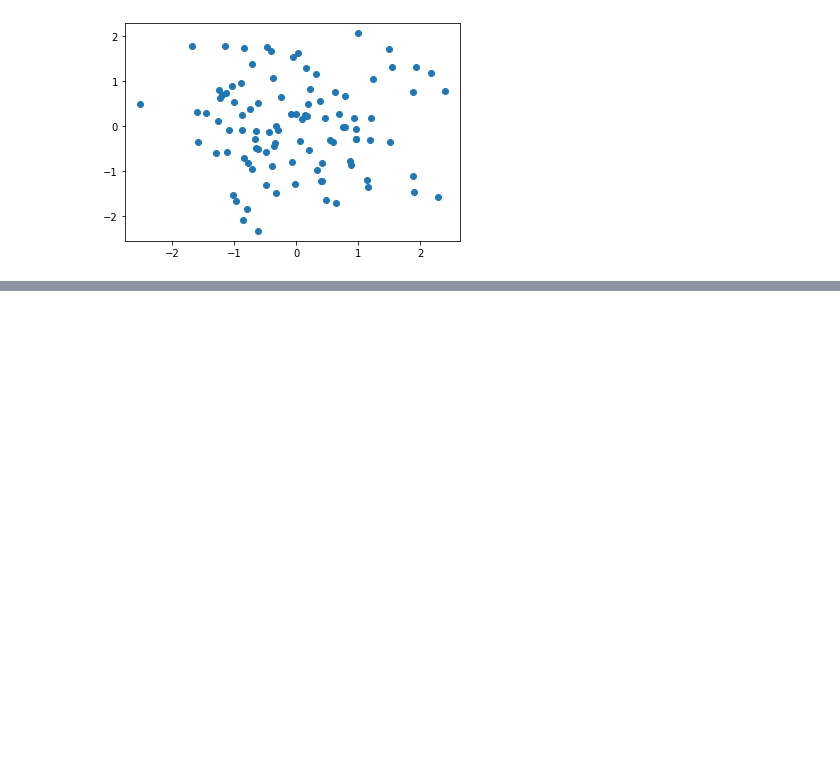
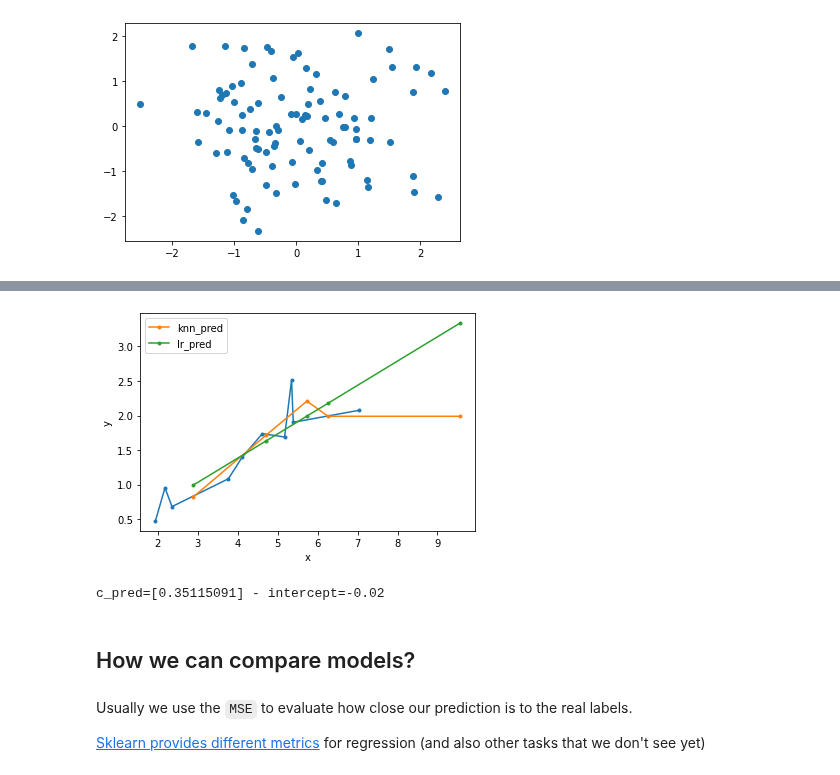
Before and after one commit to cridonoso/IntroToDataScience, a Jupyter notebook: 2.sklearn_regression.ipynb, the cells around one changed output, grey strips where cells are left out. Cells and saved outputs as stored; diff of their text form; code cells hidden in the pictures; blank space fills up the shorter version.

```diff
--- a/2.sklearn_regression.ipynb
+++ b/2.sklearn_regression.ipynb
@@ -49,0 +117,14 @@ plt.scatter(X_normed[:, 0], X_normed[:, 1])
+# %%
+fig
+# %% [output]
+[figure, added]
+# %%
+print('c_pred={} - intercept={:.2f}'.format(reg.coef_, reg.intercept_))
+# %% [output]
+c_pred=[0.35115091] - intercept=-0.02
+# %% [markdown]
+## How we can compare models?
+# %% [markdown]
+Usually we use the `MSE` to evaluate how close our prediction is to the real labels.
+
+[Sklearn provides different metrics](https://scikit-learn.org/stable/modules/classes.html?highlight=metrics#regression-metrics) for regression (and also other tasks that we don't see yet)
```
Also changed, not shown: parts of 36 cells of this notebook, 1 other file.
